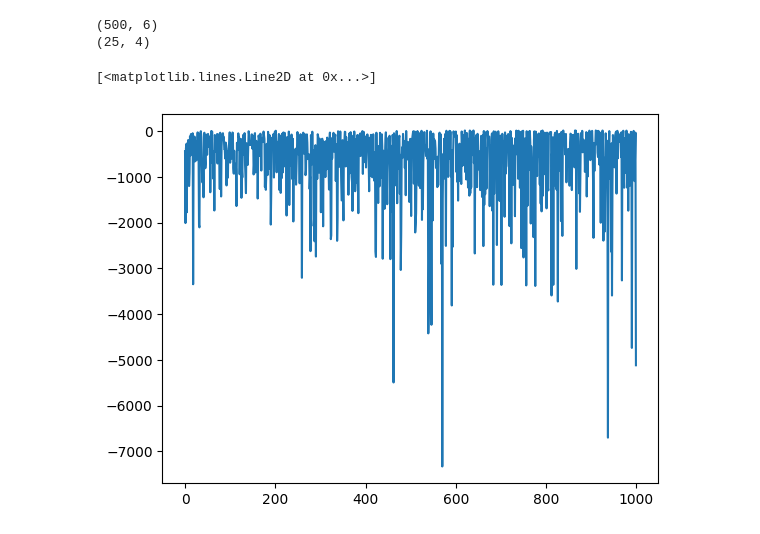
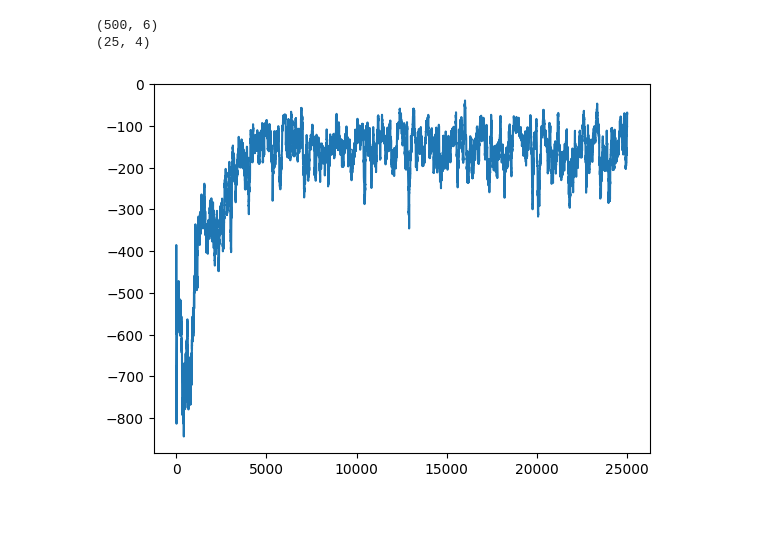
Before and after one commit to adithyaa-rg/Reinforcement_Learning_Assignment_3_Options_Framework, a Jupyter notebook: smdpql.ipynb, the cells around one changed output. Drawn from its saved outputs; the diff is of its cells as text; code cells hidden in the pictures.

```diff
--- a/smdpql.ipynb
+++ b/smdpql.ipynb
@@ -108,8 +109,8 @@ def execute_option(state, option):
 
 # Iterate over 1000 episodes
 
-total_rewards = np.zeros(5000)
-for ix in tqdm(range(5000)):
+total_rewards = np.zeros(25000)
+for ix in tqdm(range(25000)):
     state, _ = env.reset()
     done = False
 
@@ -131,9 +132,16 @@ for ix in tqdm(range(5000)):
             Q_values[state, action] += alpha * (reward_bar - Q_values[state, action] + gamma**count * np.max(Q_values[next_state]))
             total_rewards[ix] += reward_bar
             state = next_state
-# %%
-plt.figure("Reward Plot")
-plt.plot(total_rewards)
-# %% [output]
-[<matplotlib.lines.Line2D at 0x...>]
-[figure, removed]
+# %%
+def plot_rewards(rewards):
+    avg_rew = []
+    plt.figure("Reward Plot")
+    scores_window = deque(maxlen=300)
+    for reward in rewards:
+        scores_window.append(reward)
+        avg_rew.append(np.mean(scores_window))
+    plt.plot(avg_rew)
+# %%
+plot_rewards(total_rewards)
+# %% [output]
+[figure, added]
```
Also changed, not shown: parts of 2 cells of this notebook.
